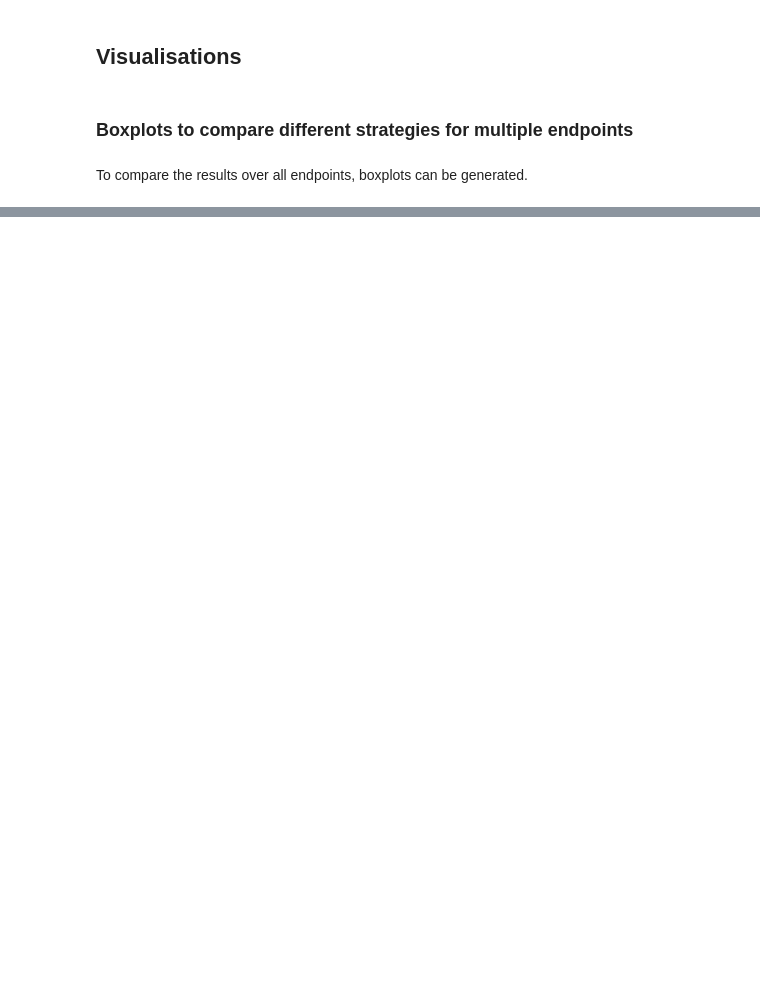
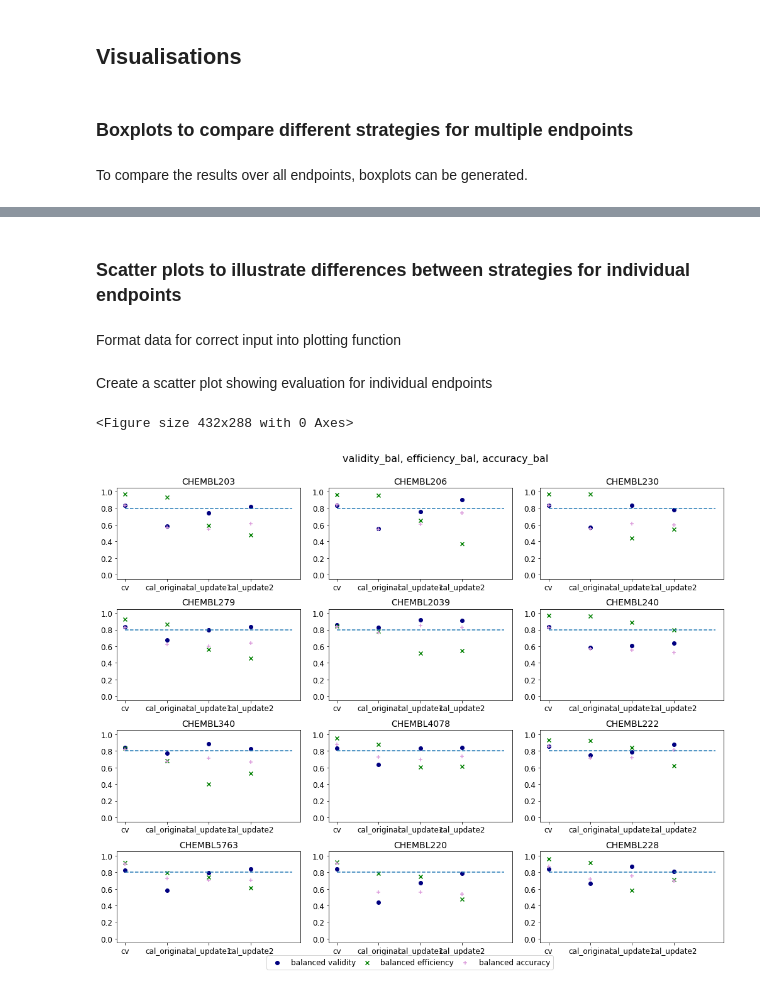
Before and after one commit to volkamerlab/CPrecalibration_manuscript_SI, a Jupyter notebook: code/2_continuous_calibration_evaluate_multiple_endpoints.ipynb, the cells around one changed output, grey strips where cells are left out. Drawn from its saved outputs; the diff is of its cells as text; code cells hidden in the pictures; blank space fills up the shorter version.

Commit message:
add scatter plot to nb 2

```diff
--- a/code/2_continuous_calibration_evaluate_multiple_endpoints.ipynb
+++ b/code/2_continuous_calibration_evaluate_multiple_endpoints.ipynb
@@ -343,0 +361,20 @@ plt = boxplot_val_eff_acc_quer(
+# %% [markdown]
+### Scatter plots to illustrate differences between strategies for individual endpoints
+# %% [markdown]
+Format data for correct input into plotting function
+# %%
+datasets, evaluation_dfs_per_dataset = format_dataset_dict(endpoint_dict, evaluation_dfs, strategies)
+# %% [markdown]
+Create a scatter plot showing evaluation for individual endpoints
+# %%
+scatter_plt, lgd = draw_scatter_plot_more_datasets(
+    evaluation_dfs_per_dataset=evaluation_dfs_per_dataset,
+    datasets=datasets,
+    evaluation_measures=evaluation_measures,
+    colours=("navy", "green", "plum"),
+    figsize=(30, 40),
+    significance_level=0.2,
+)
+# %% [output]
+<Figure size 432x288 with 0 Axes>
+[figure, added]
```
Also changed, not shown: parts of 5 cells of this notebook, 1 other file.
